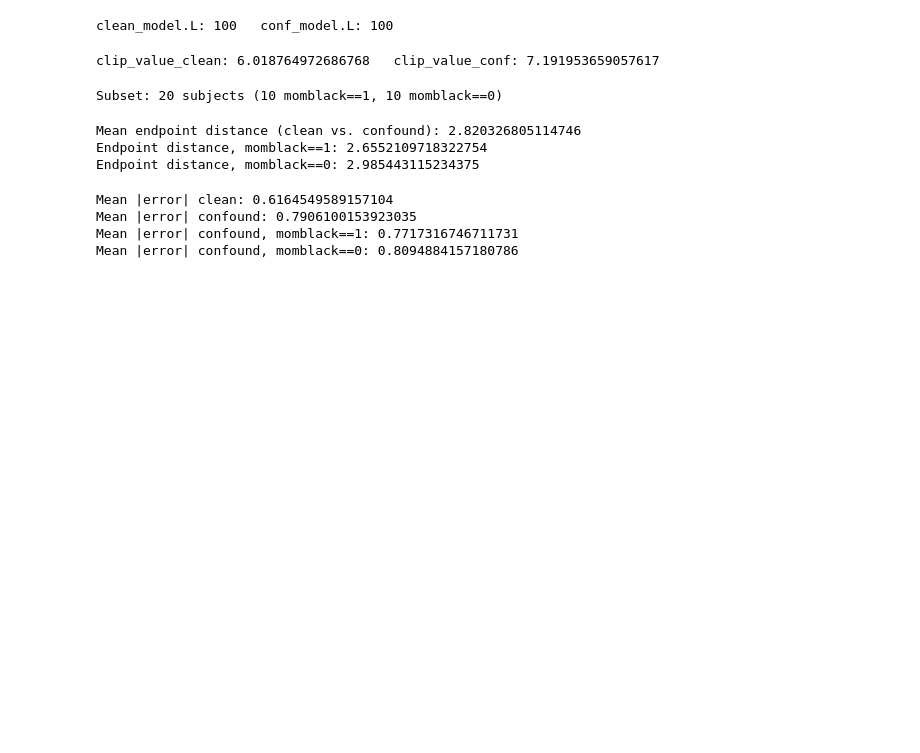
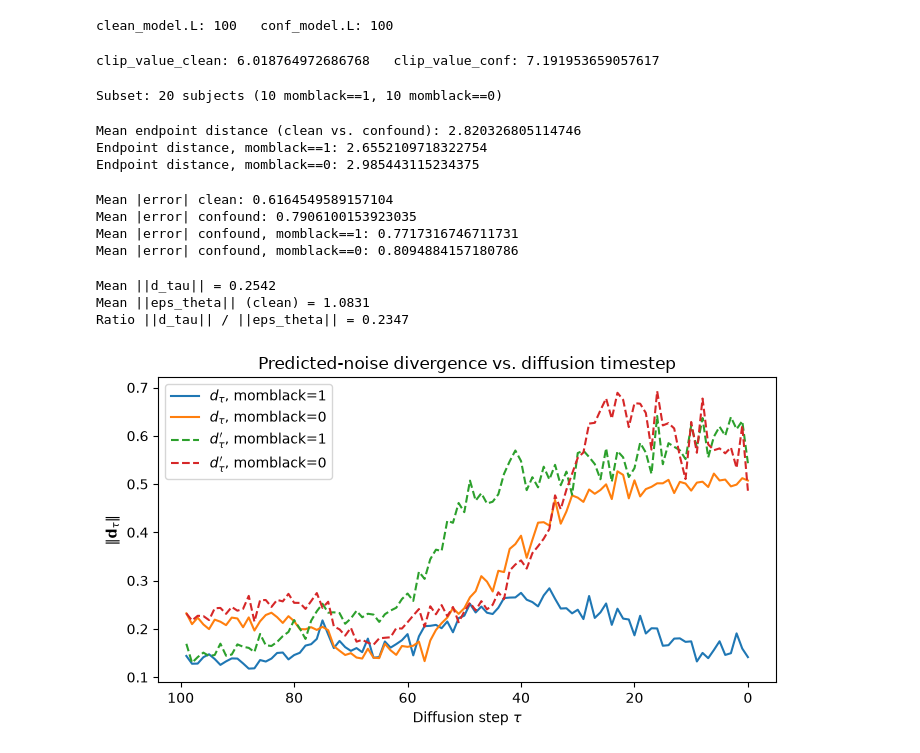
Before and after one commit to case547/diffusion-irregular-ehr, a Jupyter notebook: confounding_diffusion.ipynb, the cells around one changed output. Cells and saved outputs as stored; diff of their text form; code cells hidden in the pictures; blank space fills up the shorter version.

Commit message:
feat: add cross-evaluated predicted-noise divergence (claims 1-2)

```diff
--- a/confounding_diffusion.ipynb
+++ b/confounding_diffusion.ipynb
@@ -168,0 +194,42 @@ Mean |error| confound, momblack==0: 0.8094884157180786
+# %%
+eps_clean_norm = eps_clean_traj.norm(dim=-1)  # (L, N)
+ratio = (d_tau_norm.mean() / eps_clean_norm.mean()).item()
+print(f"Mean ||d_tau|| = {d_tau_norm.mean().item():.4f}")
+print(f"Mean ||eps_theta|| (clean) = {eps_clean_norm.mean().item():.4f}")
+print(f"Ratio ||d_tau|| / ||eps_theta|| = {ratio:.4f}")
+# %% [output]
+Mean ||d_tau|| = 0.2542
+Mean ||eps_theta|| (clean) = 1.0831
+Ratio ||d_tau|| / ||eps_theta|| = 0.2347
+# %%
+tau_axis = np.arange(cfg.diffusion.num_steps - 1, -1, -1)  # L-1 .. 0, matches trajectory order
+
+fig, ax = plt.subplots(figsize=(7, 4))
+ax.plot(
+    tau_axis, d_tau_norm[:, flipped_mask].mean(dim=1).numpy(), label=r"$d_\tau$, momblack=1"
+)
+ax.plot(
+    tau_axis, d_tau_norm[:, control_mask].mean(dim=1).numpy(), label=r"$d_\tau$, momblack=0"
+)
+ax.plot(
+    tau_axis,
+    d_tau_prime_norm[:, flipped_mask].mean(dim=1).numpy(),
+    "--",
+    label=r"$d_\tau'$, momblack=1",
+)
+ax.plot(
+    tau_axis,
+    d_tau_prime_norm[:, control_mask].mean(dim=1).numpy(),
+    "--",
+    label=r"$d_\tau'$, momblack=0",
+)
+ax.set_xlim(ax.get_xlim()[::-1])  # tau: L -> 0
+ax.set_xlabel(r"Diffusion step $\tau$")
+ax.set_ylabel(r"$\|\mathbf{d}_\tau\|$")
+ax.set_title("Predicted-noise divergence vs. diffusion timestep")
+ax.legend()
+fig.tight_layout()
+fig.savefig("images/confounding_divergence_vs_tau.png", dpi=150)
+plt.show()
+# %% [output]
+[figure, added]
```
Also changed, not shown: parts of 1 cell of this notebook, 1 other file.
